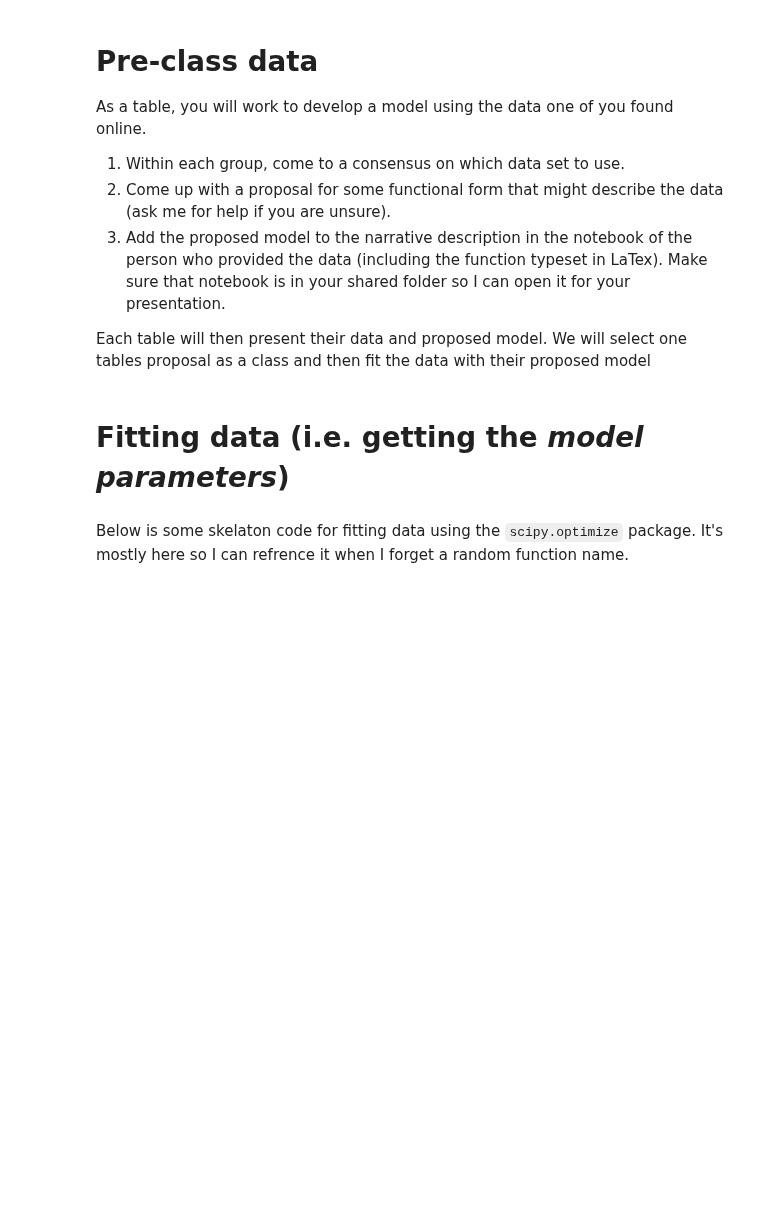
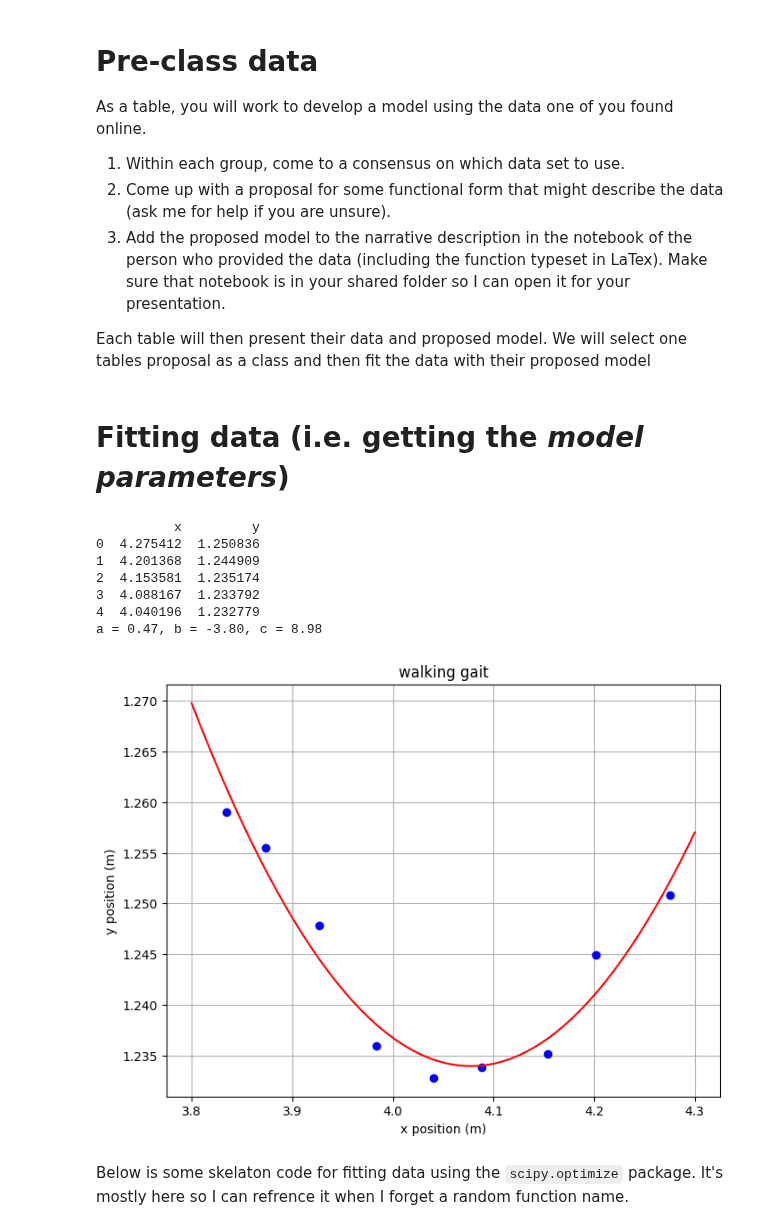
Before and after one commit to anthoak13/HNR-1303-F24, a Jupyter notebook: unit-03/03-03-fitting/03-03-in-class.ipynb, the cells around one changed output. Cells and saved outputs as stored; diff of their text form; code cells hidden in the pictures; blank space fills up the shorter version.

```diff
--- a/unit-03/03-03-fitting/03-03-in-class.ipynb
+++ b/unit-03/03-03-fitting/03-03-in-class.ipynb
@@ -31,3 +25,61 @@ data = StringIO("""y	x
+# %%
+df = pd.read_csv('https://docs.google.com/spreadsheets/d/1jgtMc3TsjziSFCdsdILzIvPbg1H2BESKNkQh-VTcMtw/edit?usp=sharing', sep='\t')
+
+data = StringIO("""x	y
+4.275411996	1.250835662
+4.201367677	1.244908857
+4.153581264	1.235173735
+4.08816677	1.233792113
+4.04019614	1.232778923
+3.983411471	1.235942484
+3.926442584	1.247827977
+3.873926773	1.255444611
+3.834585968	1.258976604
+""")
+
+df = pd.read_csv(data, sep ="\t")
+print(df.head())
+
+# Define model function
+model = lambda x, a, b, c: a*x**2 + b*x + c
+
+# Load in data
+xdata = df['x']
+ydata = df['y']
+
+# Add code to fit
+guess = [1,2,3] # a = 1, b=2, c=3
+params, covariance = curve_fit(model, xdata, ydata, p0=guess)
+
+a = params[0]
+b = params[1]
+c = params[2]
+
+# Create range of x values
+xmodel = np.linspace(3.8,4.3,1000)
+ymodel = model(xmodel, a, b, c)
+ymodel = model(xmodel, *params)
+
+print(f"a = {a:.2f}, b = {b:.2f}, c = {c:.2f}")
+
+#Add code for plotting here
+fig = plt.figure(figsize=(8,6))
+plt.title('walking gait')
+plt.xlabel('x position (m)')
+plt.ylabel('y position (m)')
+plt.grid(which='both', axis='both')
+plt.plot(xdata,ydata,'bo') # syntax is (horizontal data , vertical data)
+plt.plot(xmodel, ymodel, 'r-')
+plt.show()
+# %% [output]
+          x         y
+0  4.275412  1.250836
+1  4.201368  1.244909
+2  4.153581  1.235174
+3  4.088167  1.233792
+4  4.040196  1.232779
+a = 0.47, b = -3.80, c = 8.98
+[figure, added]
 # %% [markdown]
 Below is some skelaton code for fitting data using the `scipy.optimize` package. It's mostly here so I can refrence it when I forget a random function name.
 # %%
```
Also changed, not shown: parts of 1 cell of this notebook.
